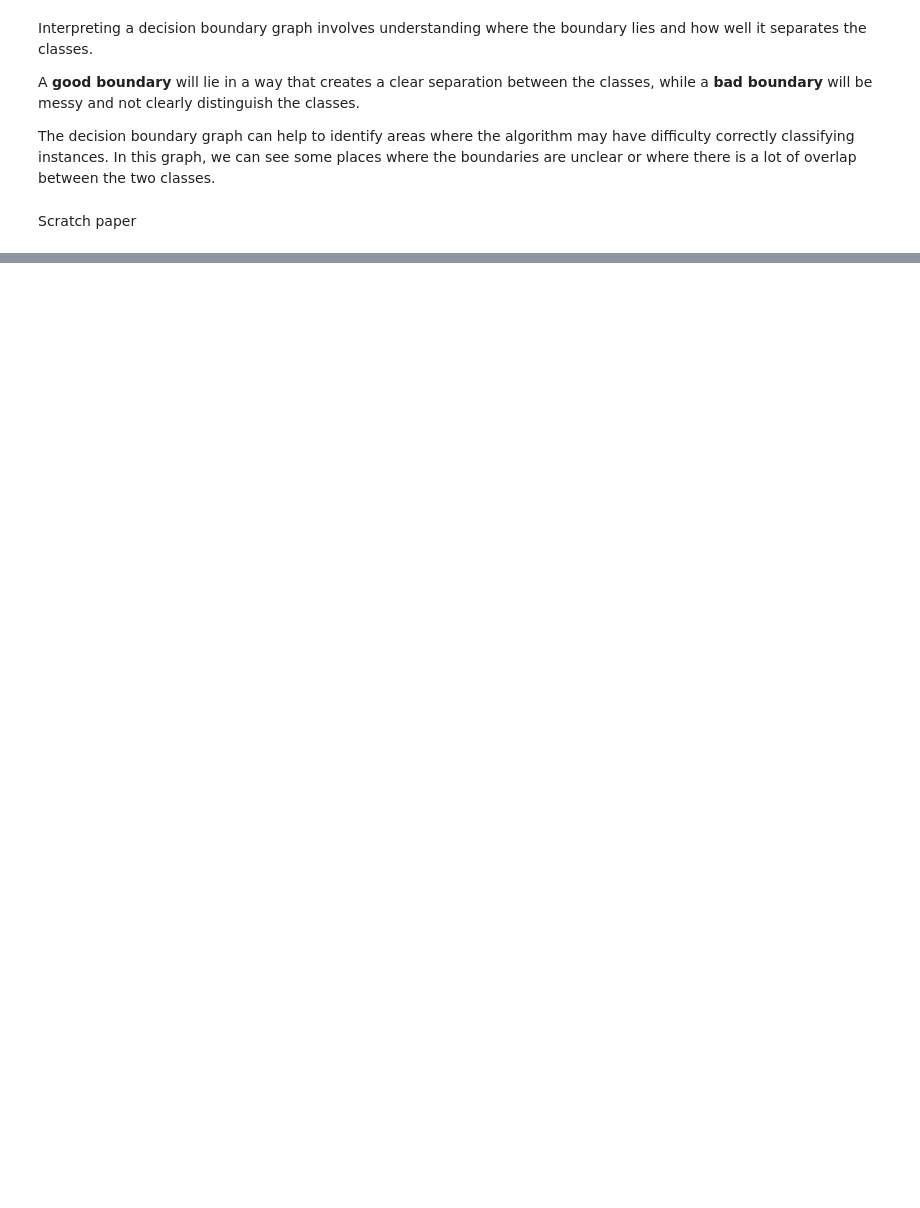
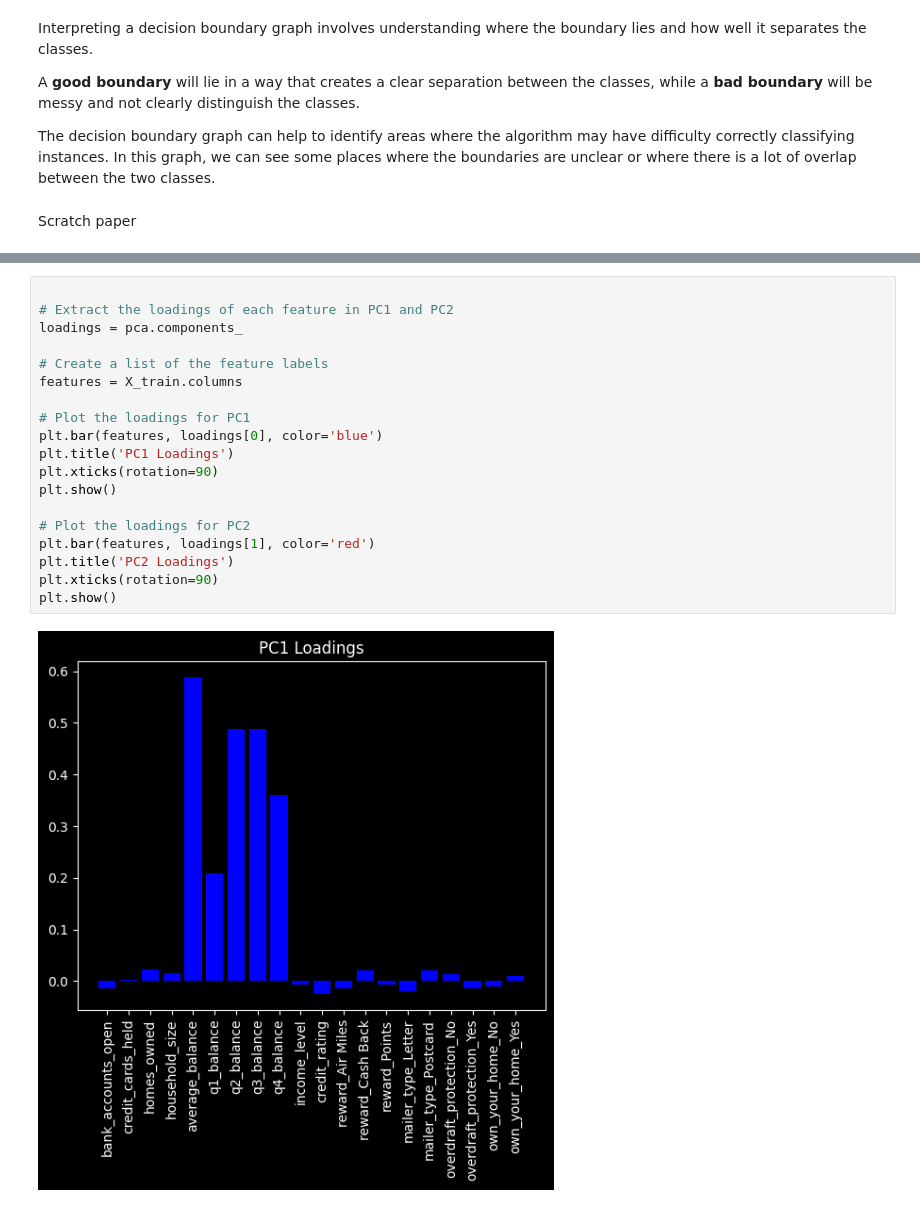
Before and after one commit to ocaoimh/hrc-mid-bootcamp-project, a Jupyter notebook: python/KNN_v3_oversampled.ipynb, the cells around one changed output, grey strips where cells are left out. Drawn from its saved outputs; the diff is of its cells as text; blank space fills up the shorter version.

```diff
--- a/python/KNN_v3_oversampled.ipynb
+++ b/python/KNN_v3_oversampled.ipynb
@@ -326,0 +410,21 @@ list(oversampled_data.columns)
+# %%
+
+# Extract the loadings of each feature in PC1 and PC2
+loadings = pca.components_
+
+# Create a list of the feature labels
+features = X_train.columns
+
+# Plot the loadings for PC1
+plt.bar(features, loadings[0], color='blue')
+plt.title('PC1 Loadings')
+plt.xticks(rotation=90)
+plt.show()
+
+# Plot the loadings for PC2
+plt.bar(features, loadings[1], color='red')
+plt.title('PC2 Loadings')
+plt.xticks(rotation=90)
+plt.show()
+# %% [output]
+[figure, added]
```
Also changed, not shown: parts of 13 cells of this notebook, 1 other file.
